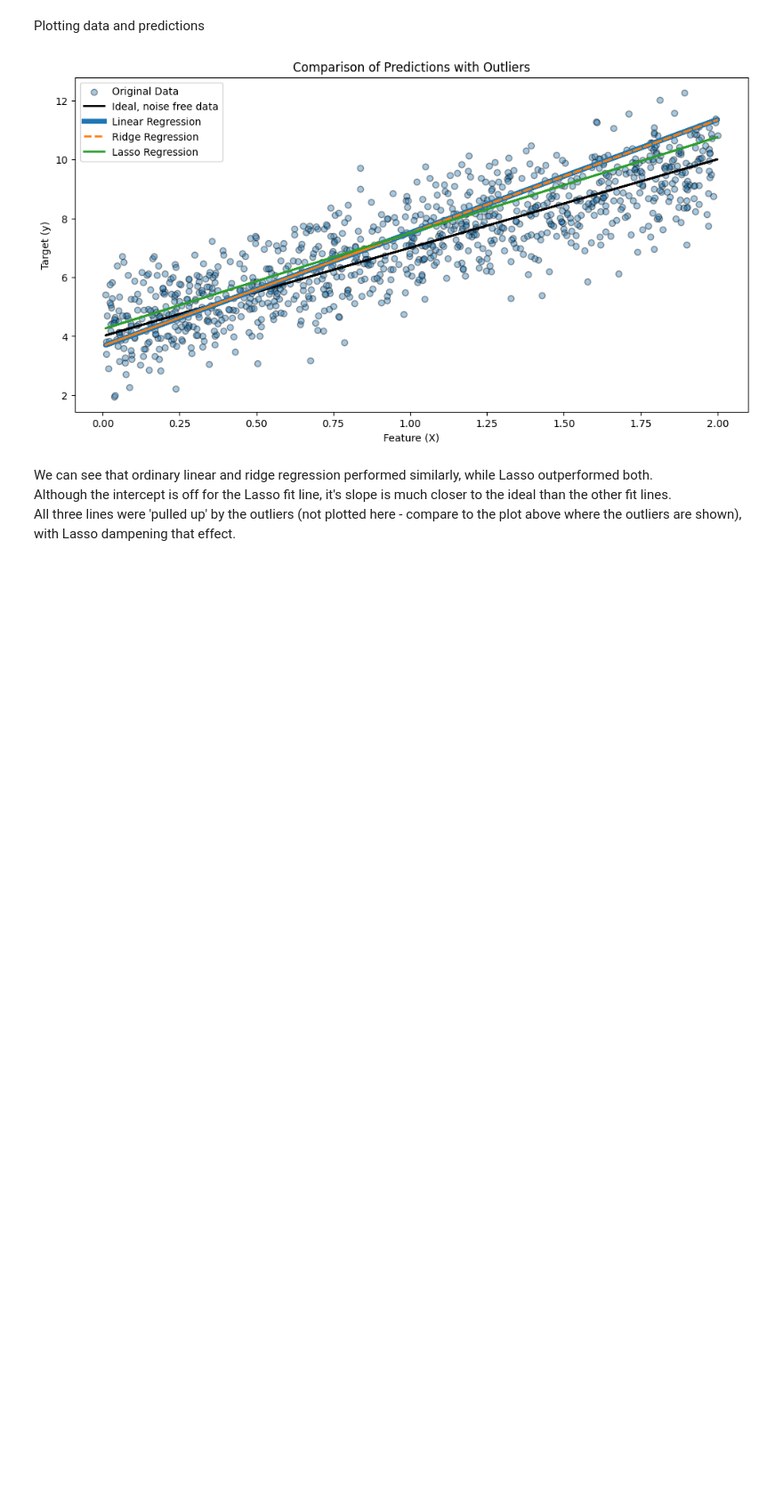
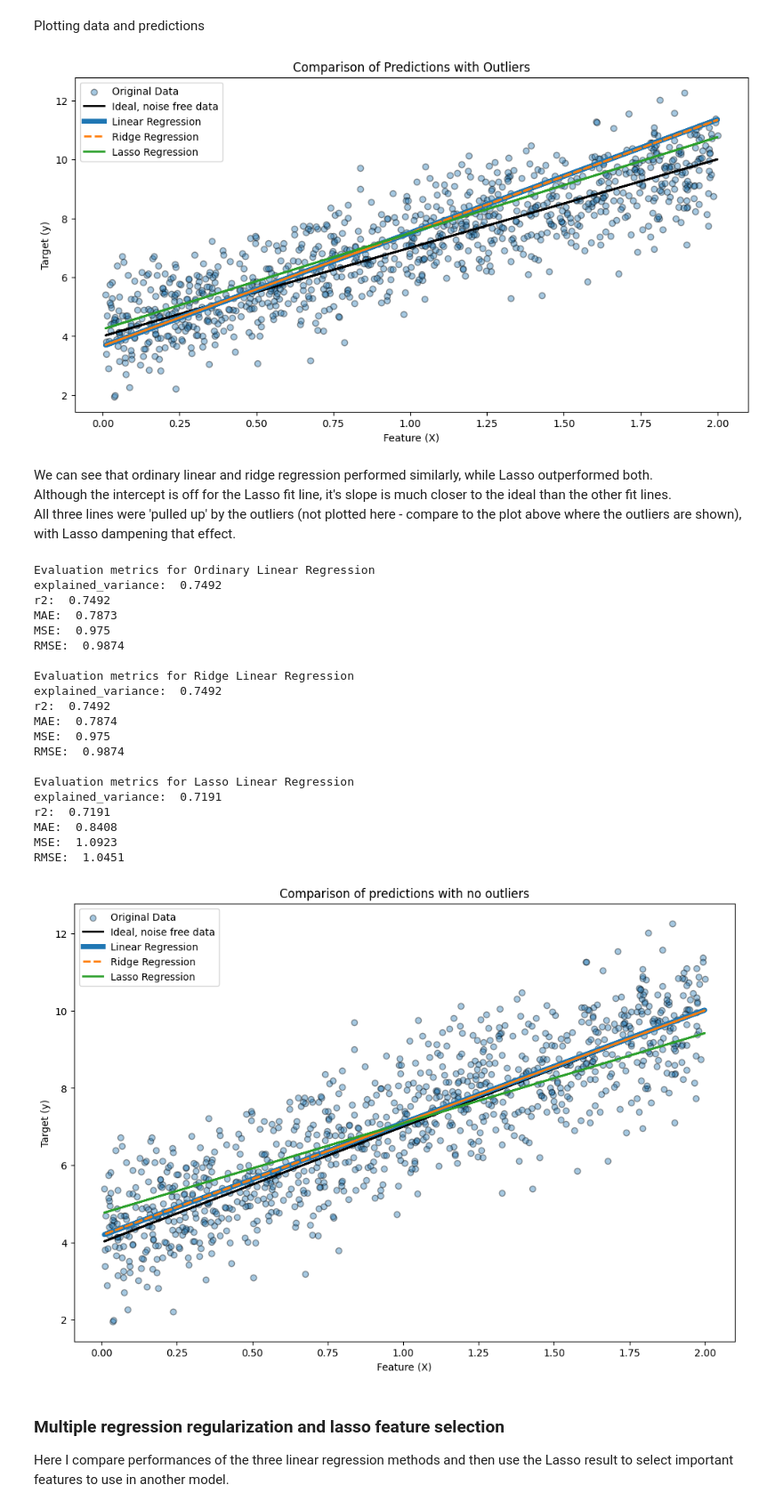
Before and after one commit to Helia-Karisani/regularization-in-linear-regression, a Jupyter notebook: regularization-in-linear-regression.ipynb, the cells around one changed output. Shown at 89% size. Cells and saved outputs as stored; diff of their text form; code cells hidden in the pictures; blank space fills up the shorter version.

Commit message:
fit multiple linear regression models

```diff
--- a/regularization-in-linear-regression.ipynb
+++ b/regularization-in-linear-regression.ipynb
@@ -166,3 +166,75 @@ Although the intercept is off for the Lasso fit line, it's slope is much closer
 All three lines were 'pulled up' by the outliers (not plotted here - compare to the plot above where the outliers are shown), with Lasso dampening that effect.
 # %%
 # build same models on data without outliers
+
+# Fit a simple linear regression model
+lin_reg = LinearRegression()
+lin_reg.fit(X, y)
+y_pred_lin = lin_reg.predict(X)
+
+# Fit a ridge regression model (regularization to control large coefficients)
+ridge_reg = Ridge(alpha=1)
+ridge_reg.fit(X, y)
+y_pred_ridge = ridge_reg.predict(X)
+
+# Fit a lasso regression model (regularization to control large coefficients)
+lasso_reg = Lasso(alpha=0.2)
+lasso_reg.fit(X, y)
+y_pred_lasso = lasso_reg.predict(X)
+
+# Print the regression results
+regression_results(y, y_pred_lin, 'Ordinary')
+regression_results(y, y_pred_ridge, 'Ridge')
+regression_results(y, y_pred_lasso, 'Lasso')
+
+
+# Plot the data and the predictions
+plt.figure(figsize=(12, 8))
+
+# # Scatter plot of the original data
+plt.scatter(X, y, alpha=0.4,ec='k', label='Original Data')
+
+# Plot the ideal regression line (noise free data)
+plt.plot(X, y_ideal,  linewidth=2, color='k',label='Ideal, noise free data')
+
+# Plot predictions from the simple linear regression model
+plt.plot(X, y_pred_lin,  linewidth=5, label='Linear Regression')
+
+# Plot predictions from the ridge regression model
+plt.plot(X, y_pred_ridge, linestyle='--',linewidth=2, label='Ridge Regression')
+
+# Plot predictions from the lasso regression model
+plt.plot(X, y_pred_lasso,  linewidth=2, label='Lasso Regression')
+
+plt.xlabel('Feature (X)')
+plt.ylabel('Target (y)')
+# plt.ylim((0,20))
+plt.title('Comparison of predictions with no outliers')
+plt.legend()
+plt.show()
+# %% [output]
+Evaluation metrics for Ordinary Linear Regression
+explained_variance:  0.7492
+r2:  0.7492
+MAE:  0.7873
+MSE:  0.975
+RMSE:  0.9874
+
+Evaluation metrics for Ridge Linear Regression
+explained_variance:  0.7492
+r2:  0.7492
+MAE:  0.7874
+MSE:  0.975
+RMSE:  0.9874
+
+Evaluation metrics for Lasso Linear Regression
+explained_variance:  0.7191
+r2:  0.7191
+MAE:  0.8408
+MSE:  1.0923
+RMSE:  1.0451
+[figure, added]
+# %% [markdown]
+### Multiple regression regularization and lasso feature selection
+
+Here I compare performances of the three linear regression methods and then use the Lasso result to select important features to use in another model.
```
Also changed, not shown: parts of 3 cells of this notebook.
